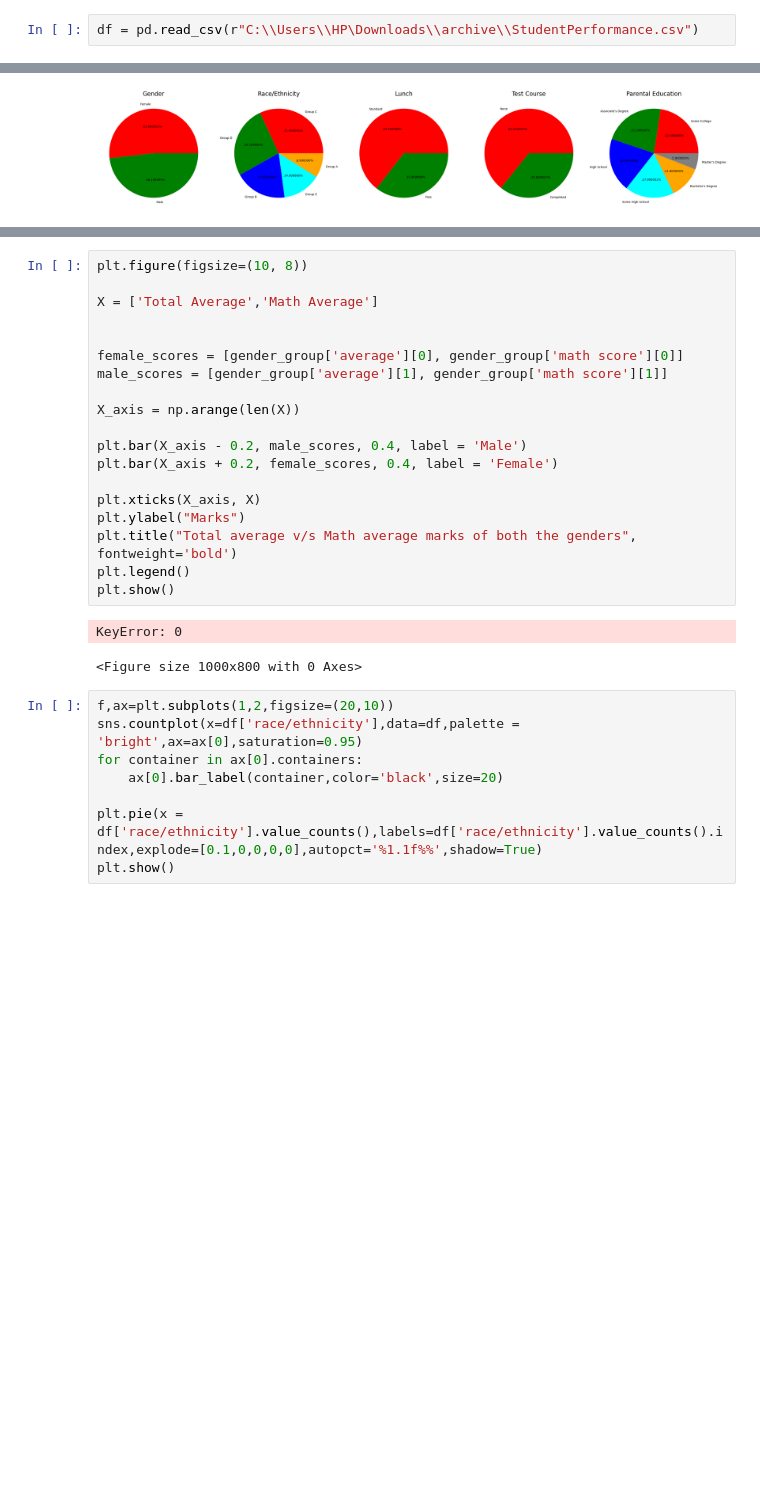
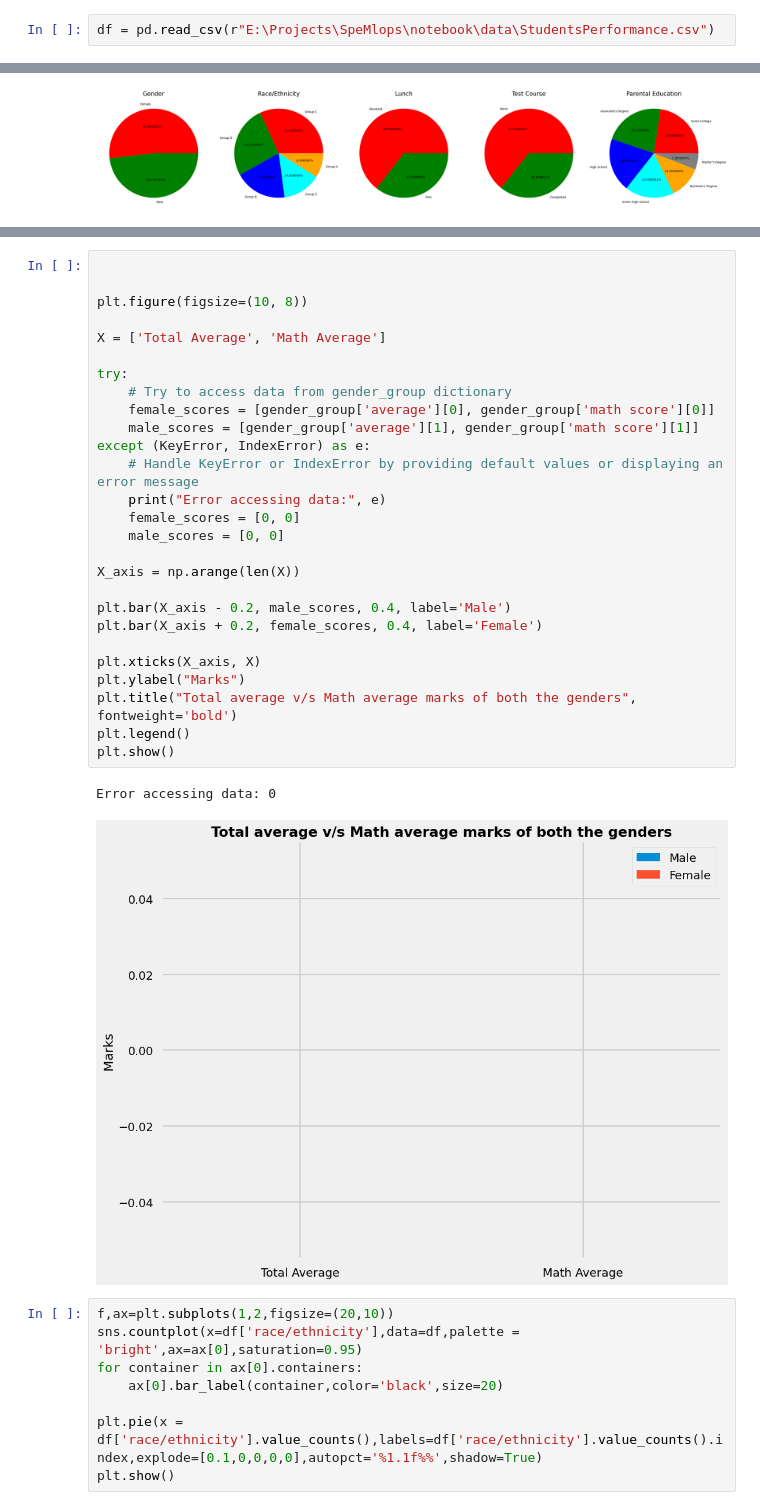
Before and after one commit to NNM-21/SPE_MLOps, a Jupyter notebook: notebook/EDA_Student_Performance.ipynb, the cells around one changed output, grey strips where cells are left out. Drawn from its saved outputs; the diff is of its cells as text; blank space fills up the shorter version.

Commit message:
Data Ingestion

```diff
--- a/notebook/EDA_Student_Performance.ipynb
+++ b/notebook/EDA_Student_Performance.ipynb
@@ -7,4 +7,4 @@ import matplotlib.pyplot as plt
 import warnings
 warnings.filterwarnings('ignore')
 # %%
-df = pd.read_csv(r"C:\\Users\\HP\Downloads\\archive\\StudentPerformance.csv")
+df = pd.read_csv(r"E:\Projects\SpeMlops\notebook\data\StudentsPerformance.csv")
@@ -301,27 +299,35 @@ gender_group
 |  | race/ethnicity | parental level of education | lunch | test preparation course | math score | reading score | ... |
 | gender |  |  |  |  |  |  | ... |
 # %%
+
+
 plt.figure(figsize=(10, 8))
 
-X = ['Total Average','Math Average']
+X = ['Total Average', 'Math Average']
 
-
-female_scores = [gender_group['average'][0], gender_group['math score'][0]]
-male_scores = [gender_group['average'][1], gender_group['math score'][1]]
+try:
+    # Try to access data from gender_group dictionary
+    female_scores = [gender_group['average'][0], gender_group['math score'][0]]
+    male_scores = [gender_group['average'][1], gender_group['math score'][1]]
+except (KeyError, IndexError) as e:
+    # Handle KeyError or IndexError by providing default values or displaying an error message
+    print("Error accessing data:", e)
+    female_scores = [0, 0]
+    male_scores = [0, 0]
 
 X_axis = np.arange(len(X))
 
-plt.bar(X_axis - 0.2, male_scores, 0.4, label = 'Male')
-plt.bar(X_axis + 0.2, female_scores, 0.4, label = 'Female')
+plt.bar(X_axis - 0.2, male_scores, 0.4, label='Male')
+plt.bar(X_axis + 0.2, female_scores, 0.4, label='Female')
 
 plt.xticks(X_axis, X)
 plt.ylabel("Marks")
 plt.title("Total average v/s Math average marks of both the genders", fontweight='bold')
 plt.legend()
 plt.show()
 # %% [output]
-KeyError: 0
+Error accessing data: 0
-<Figure size 1000x800 with 0 Axes>
+[figure, added]
 # %%
 f,ax=plt.subplots(1,2,figsize=(20,10))
 sns.countplot(x=df['race/ethnicity'],data=df,palette = 'bright',ax=ax[0],saturation=0.95)
```
Also changed, not shown: parts of 1 cell of this notebook, 6 other files.
